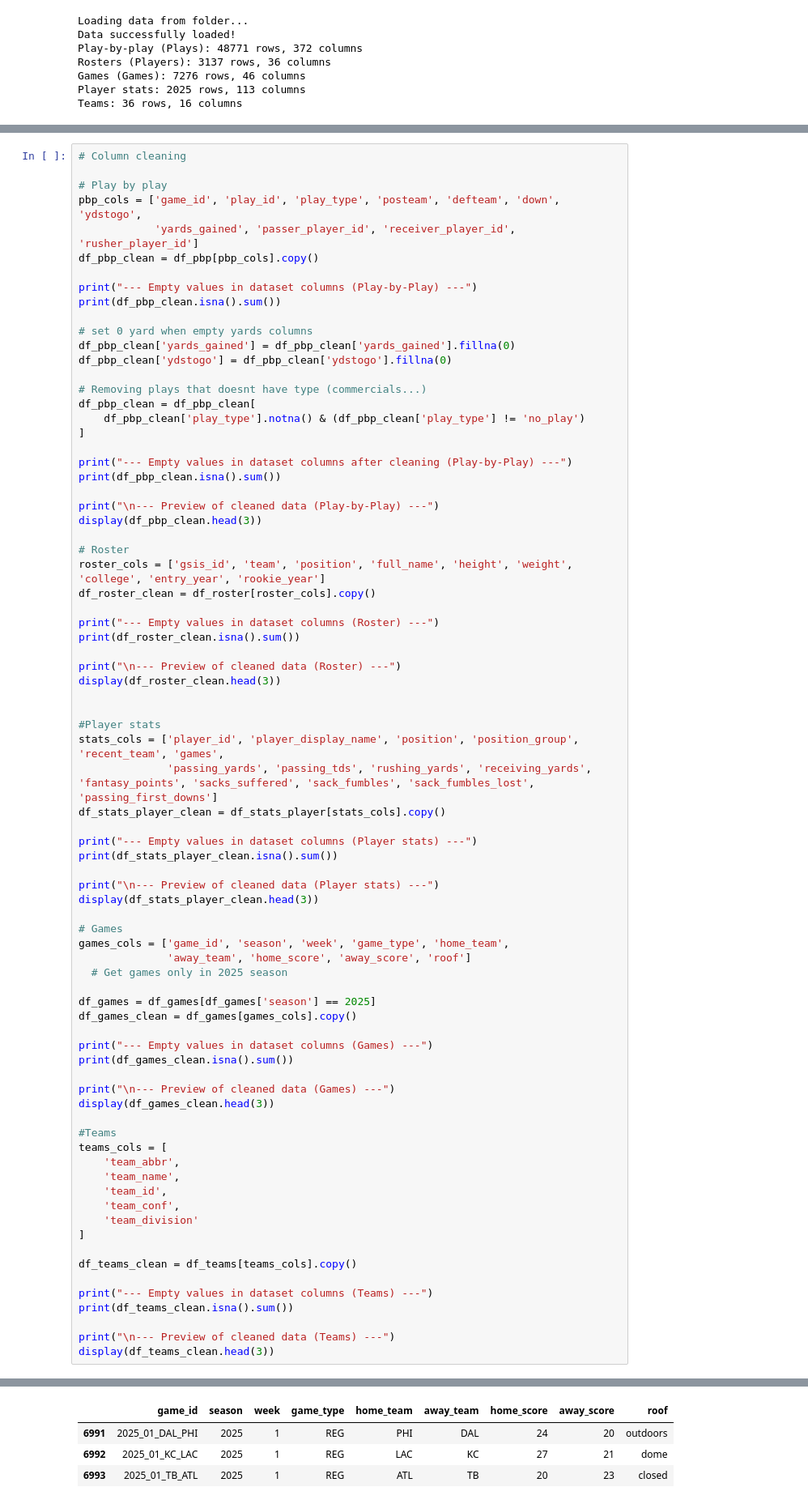
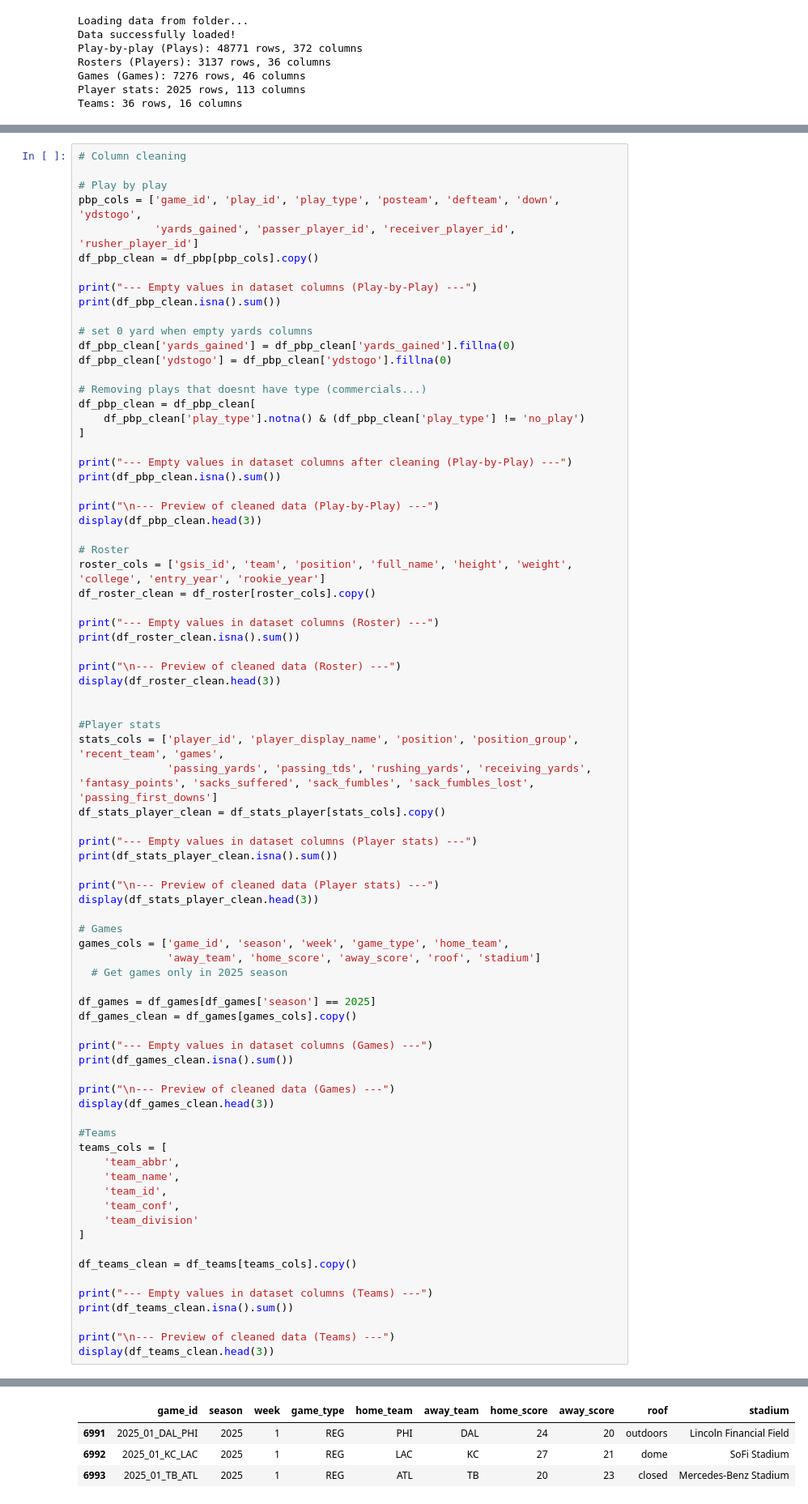
Before and after one commit to Buldozer85/nosql, a Jupyter notebook: Data/nfl_analysis.ipynb, the cells around one changed output, grey strips where cells are left out. Shown at 81% size. Saved outputs shown, nothing was run; the diff lists cells and outputs as text.

```diff
--- a/Data/nfl_analysis.ipynb
+++ b/Data/nfl_analysis.ipynb
@@ -139,7 +139,7 @@ display(df_stats_player_clean.head(3))
 
 # Games
 games_cols = ['game_id', 'season', 'week', 'game_type', 'home_team',
-              'away_team', 'home_score', 'away_score', 'roof']
+              'away_team', 'home_score', 'away_score', 'roof', 'stadium']
   # Get games only in 2025 season
 
 df_games = df_games[df_games['season'] == 2025]
@@ -242,10 +243,10 @@ roof          0
 dtype: int64
 
 --- Preview of cleaned data (Games) ---
-|  | game_id | season | week | game_type | home_team | away_team | home_score | away_score | roof |
-| 6991 | 2025_01_DAL_PHI | 2025 | 1 | REG | PHI | DAL | 24 | 20 | outdoors |
-| 6992 | 2025_01_KC_LAC | 2025 | 1 | REG | LAC | KC | 27 | 21 | dome |
-| 6993 | 2025_01_TB_ATL | 2025 | 1 | REG | ATL | TB | 20 | 23 | closed |
+|  | game_id | season | week | game_type | home_team | away_team | home_score | away_score | roof | stadium |
+| 6991 | 2025_01_DAL_PHI | 2025 | 1 | REG | PHI | DAL | 24 | 20 | outdoors | Lincoln Financial Field |
+| 6992 | 2025_01_KC_LAC | 2025 | 1 | REG | LAC | KC | 27 | 21 | dome | SoFi Stadium |
+| 6993 | 2025_01_TB_ATL | 2025 | 1 | REG | ATL | TB | 20 | 23 | closed | Mercedes-Benz Stadium |
 --- Empty values in dataset columns (Teams) ---
 team_abbr        0
 team_name        0
```
Also changed, not shown: parts of 1 cell of this notebook, 4 other files.
